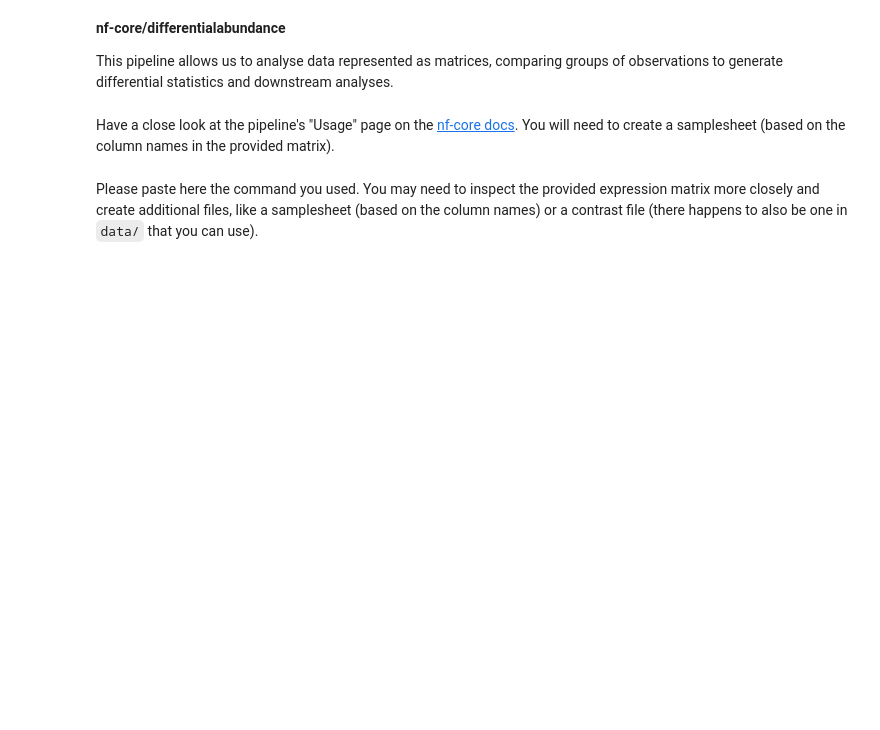
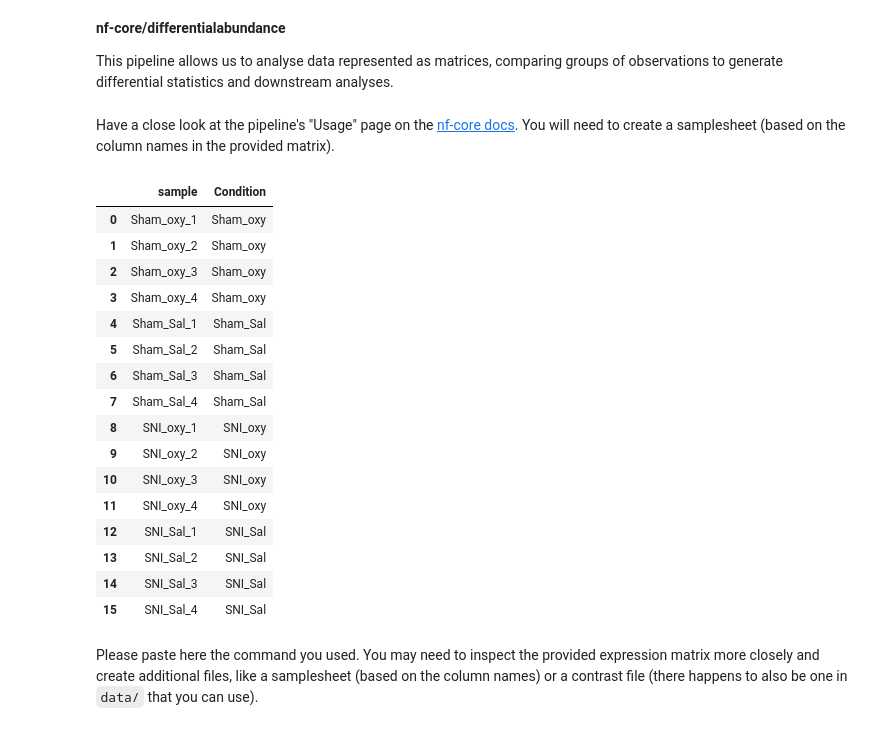
Before and after one commit to paula2701/computational-workflows-2026, a Jupyter notebook: day_03/day_03.ipynb, the cells around one changed output. Saved outputs shown, nothing was run; the diff lists cells and outputs as text; code cells hidden in the pictures; blank space fills up the shorter version.

```diff
--- a/day_03/day_03.ipynb
+++ b/day_03/day_03.ipynb
@@ -13,5 +13,68 @@ Which pipeline would you use for this?
 This pipeline allows us to analyse data represented as matrices, comparing groups of observations to generate differential statistics and downstream analyses.
 # %% [markdown]
 Have a close look at the pipeline's "Usage" page on the [nf-core docs](nf-co.re). You will need to create a samplesheet (based on the column names in the provided matrix).
+# %%
+import pandas as pd
+
+samplesheet_difexp = pd.DataFrame({
+    "sample": [
+        "Sham_oxy_1",
+        "Sham_oxy_2",
+        "Sham_oxy_3",
+        "Sham_oxy_4",
+        "Sham_Sal_1",
+        "Sham_Sal_2",
+        "Sham_Sal_3",
+        "Sham_Sal_4",
+        "SNI_oxy_1",
+        "SNI_oxy_2",
+        "SNI_oxy_3",
+        "SNI_oxy_4",
+        "SNI_Sal_1",
+        "SNI_Sal_2",
+        "SNI_Sal_3",
+        "SNI_Sal_4"
+    ],
+    "Condition": [
+        "Sham_oxy",
+        "Sham_oxy",
+        "Sham_oxy",
+        "Sham_oxy",
+        "Sham_Sal",
+        "Sham_Sal",
+        "Sham_Sal",
+        "Sham_Sal",
+        "SNI_oxy",
+        "SNI_oxy",
+        "SNI_oxy",
+        "SNI_oxy",
+        "SNI_Sal",
+        "SNI_Sal",
+        "SNI_Sal",
+        "SNI_Sal"
+    ]
+})
+
+samplesheet_difexp.to_csv("samplesheet_difexp.csv", index=False)
+
+samplesheet_difexp
+# %% [output]
+|  | sample | Condition |
+| 0 | Sham_oxy_1 | Sham_oxy |
+| 1 | Sham_oxy_2 | Sham_oxy |
+| 2 | Sham_oxy_3 | Sham_oxy |
+| 3 | Sham_oxy_4 | Sham_oxy |
+| 4 | Sham_Sal_1 | Sham_Sal |
+| 5 | Sham_Sal_2 | Sham_Sal |
+| 6 | Sham_Sal_3 | Sham_Sal |
+| 7 | Sham_Sal_4 | Sham_Sal |
+| 8 | SNI_oxy_1 | SNI_oxy |
+| 9 | SNI_oxy_2 | SNI_oxy |
+| 10 | SNI_oxy_3 | SNI_oxy |
+| 11 | SNI_oxy_4 | SNI_oxy |
+| 12 | SNI_Sal_1 | SNI_Sal |
+| 13 | SNI_Sal_2 | SNI_Sal |
+| 14 | SNI_Sal_3 | SNI_Sal |
+| 15 | SNI_Sal_4 | SNI_Sal |
 # %% [markdown]
 Please paste here the command you used. You may need to inspect the provided expression matrix more closely and create additional files, like a samplesheet (based on the column names) or a contrast file (there happens to also be one in `data/` that you can use).
```
Also changed, not shown: parts of 6 cells of this notebook.
